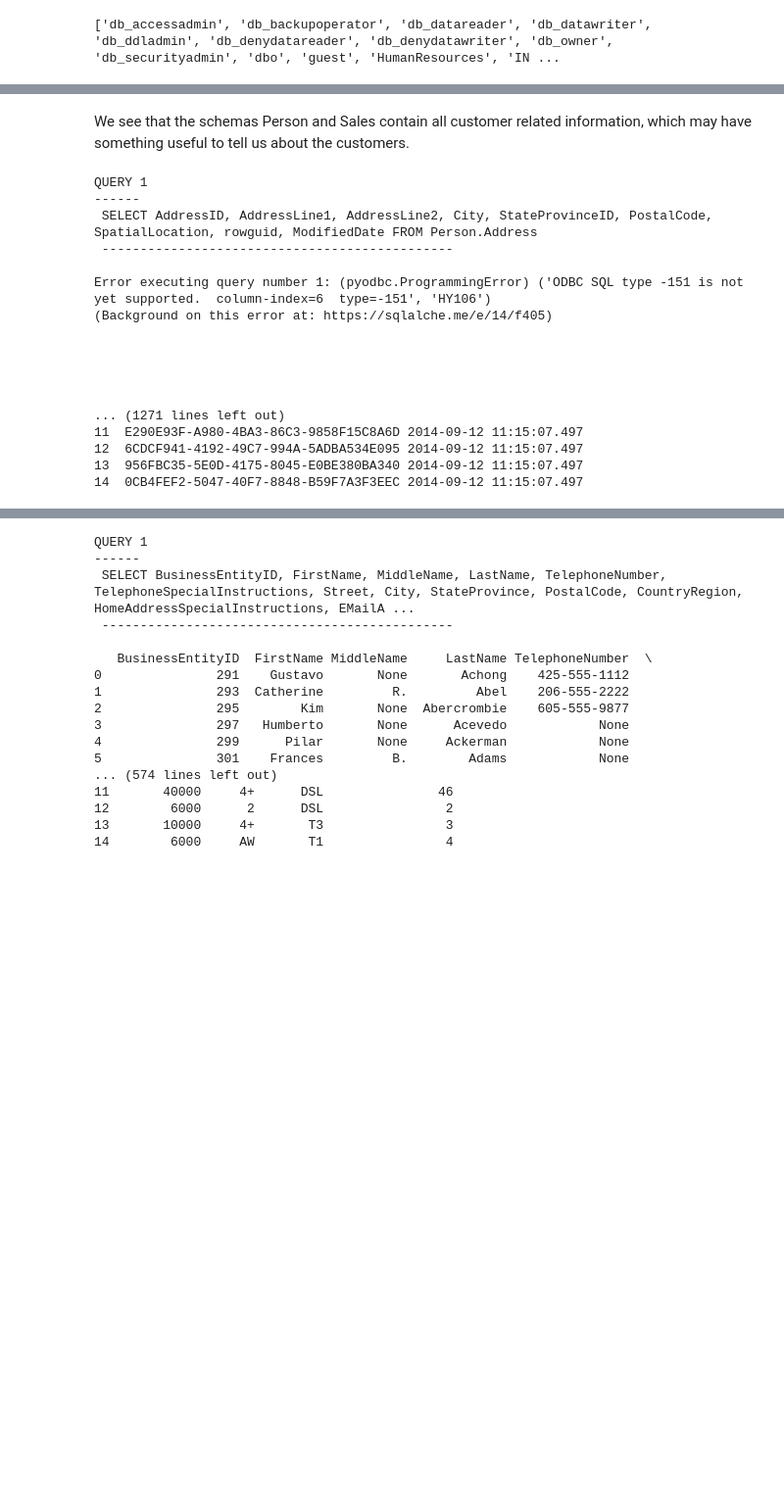
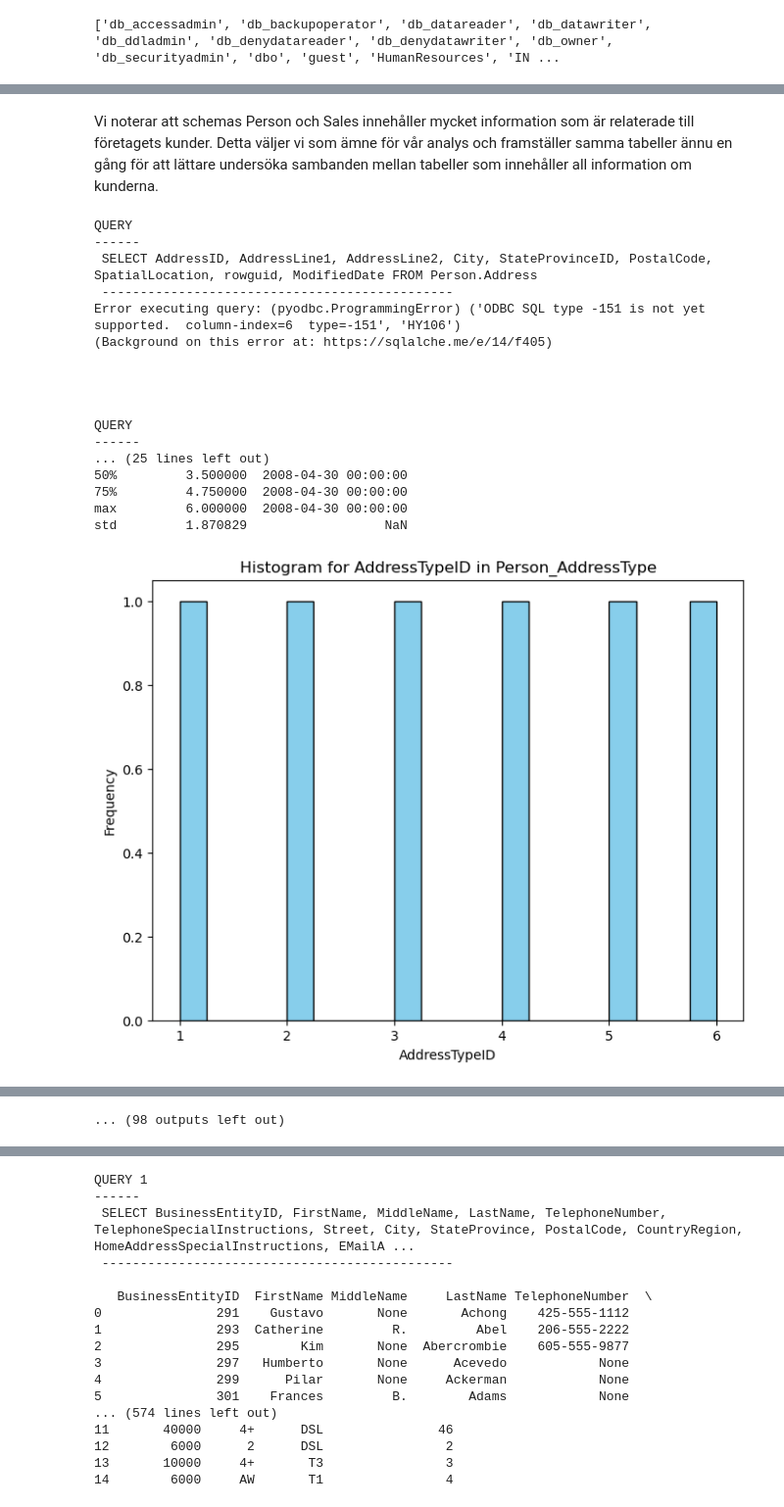
Before and after one commit to Zomnipotential/EC_SQL_Python_Quiz, a Jupyter notebook: SQLPythonQuiz.ipynb, the cells around one changed output, grey strips where cells are left out. Shown at 98% size. Drawn from its saved outputs; the diff is of its cells as text; code cells hidden in the pictures; blank space fills up the shorter version.

Commit message:
Finished the investigation without any significant result

```diff
--- a/SQLPythonQuiz.ipynb
+++ b/SQLPythonQuiz.ipynb
@@ -145,40 +191,65 @@ QUERY
 # %% [markdown]
-We see that the schemas Person and Sales contain all customer related information, which may have something useful to tell us about the customers.
+Vi noterar att schemas Person och Sales innehåller mycket information som är relaterade till företagets kunder. Detta väljer vi som ämne för vår analys och framställer samma tabeller ännu en gång för att lättare undersöka sambanden mellan tabeller som innehåller all information om kunderna.
 # %%
-# Make a list of queries
-all_queries = []
+import pandas as pd
+
+# Find the name of all the tables in the database within each schema
+# Create a dictionary to store queries, results, and statistics
+all_queries_dict = {}
 for sch in schemas:
     for table in inspector.get_table_names(schema=sch):
         if sch == 'Person' or sch == 'Sales':
             col_names = ', '.join(col['name'] for col in inspector.get_columns(table_name=table, schema=sch))
-            all_queries.append(f"SELECT {col_names} FROM {sch}.{table}")
+            full_table_name = f"{sch}_{table}"
+            query = f"SELECT {col_names} FROM {sch}.{table}"
+            all_queries_dict[full_table_name] = {'query': query, 'result': None, 'stats': None}
 
-# Put the queries into action
-qindex = 1
-for query in all_queries:
-    print("QUERY", qindex, "\n------\n", query, "\n", "----------------------------------------------", "\n")
+# Put the queries in action and print the results
+for full_table_name, data in all_queries_dict.items():
+    query = data['query']
+    print("QUERY\n------\n", query, "\n", "----------------------------------------------")
     try:
         df_table = pd.read_sql(sql=query, con=connection)
-        print(df_table.head(15))
+        # Store the DataFrame in the dictionary
+        all_queries_dict[full_table_name]['result'] = df_table
+        # Calculate basic statistical information using describe
+        stats = df_table.describe()
+        all_queries_dict[full_table_name]['stats'] = stats
+        (schema_name, table_name) = full_table_name.split('_')
+        print(f"Schema: {schema_name}\nTable: {table_name}\n")
+        print(df_table.head(5))
+        print("\nStatistical Information:")
+        print(stats)
+
+        # Plot histograms for numeric columns
+        numeric_columns = df_table.select_dtypes(include=['number']).columns
+        for col in numeric_columns:
+            plt.figure(figsize=(8, 6))
+            plt.hist(df_table[col], bins=20, color='skyblue', edgecolor='black')
+            plt.title(f'Histogram for {col} in {full_table_name}')
+            plt.xlabel(col)
+            plt.ylabel('Frequency')
+            plt.show()
+
     except Exception as e:
-        print(f"Error executing query number {qindex}: {e}")
-    print("\n"*4)
-    qindex = qindex + 1
+        print(f"Error executing query: {e}")
+    print("\n" * 3)
 # %% [output]
-QUERY 1
+QUERY
 ------
  SELECT AddressID, AddressLine1, AddressLine2, City, StateProvinceID, PostalCode, SpatialLocation, rowguid, ModifiedDate FROM Person.Address
  ----------------------------------------------
-
-Error executing query number 1: (pyodbc.ProgrammingError) ('ODBC SQL type -151 is not yet supported.  column-index=6  type=-151', 'HY106')
+Error executing query: (pyodbc.ProgrammingError) ('ODBC SQL type -151 is not yet supported.  column-index=6  type=-151', 'HY106')
 (Background on this error at: https://sqlalche.me/e/14/f405)
 
 
 
 
-
-... (1271 lines left out)
-11  E290E93F-A980-4BA3-86C3-9858F15C8A6D 2014-09-12 11:15:07.497
-12  6CDCF941-4192-49C7-994A-5ADBA534E095 2014-09-12 11:15:07.497
-13  956FBC35-5E0D-4175-8045-E0BE380BA340 2014-09-12 11:15:07.497
-14  0CB4FEF2-5047-40F7-8848-B59F7A3F3EEC 2014-09-12 11:15:07.497
+QUERY
+------
+... (25 lines left out)
+50%         3.500000  2008-04-30 00:00:00
+75%         4.750000  2008-04-30 00:00:00
+max         6.000000  2008-04-30 00:00:00
+std         1.870829                  NaN
+[figure, added]
@@ -185 +314,2 @@ Error executing query number 1: (pyodbc.ProgrammingError) ('ODBC SQL type -151 i
+... (98 outputs left out)
 # %% [markdown]
```
Also changed, not shown: parts of 51 cells of this notebook.
